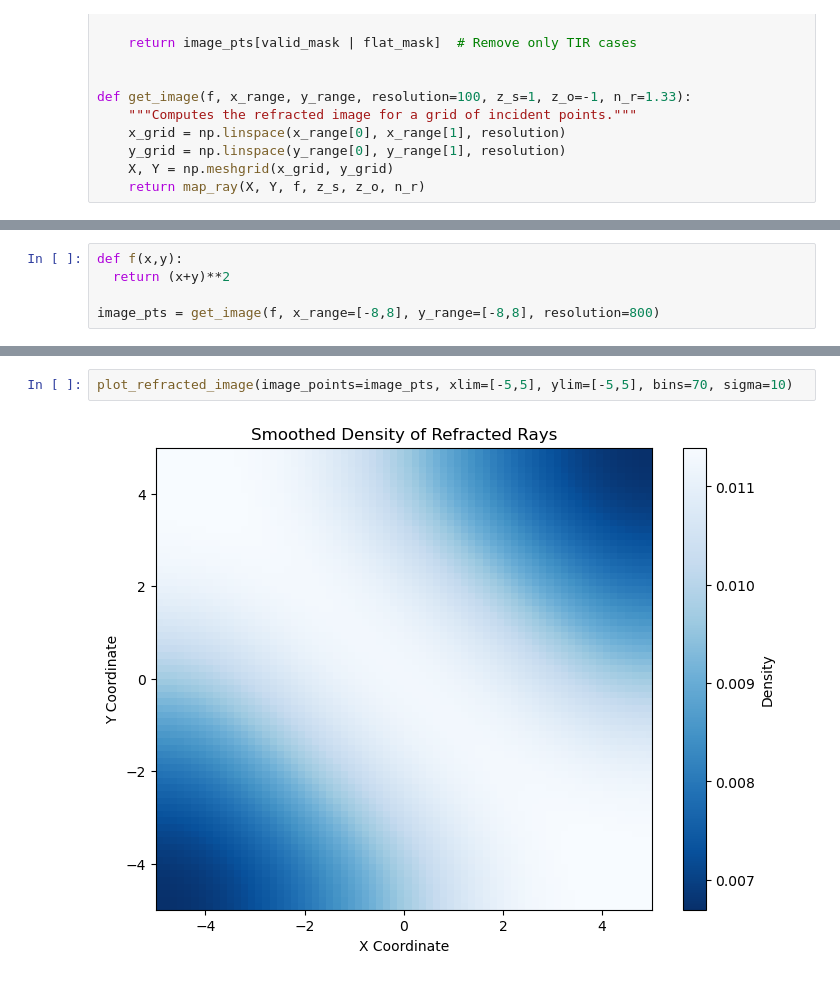
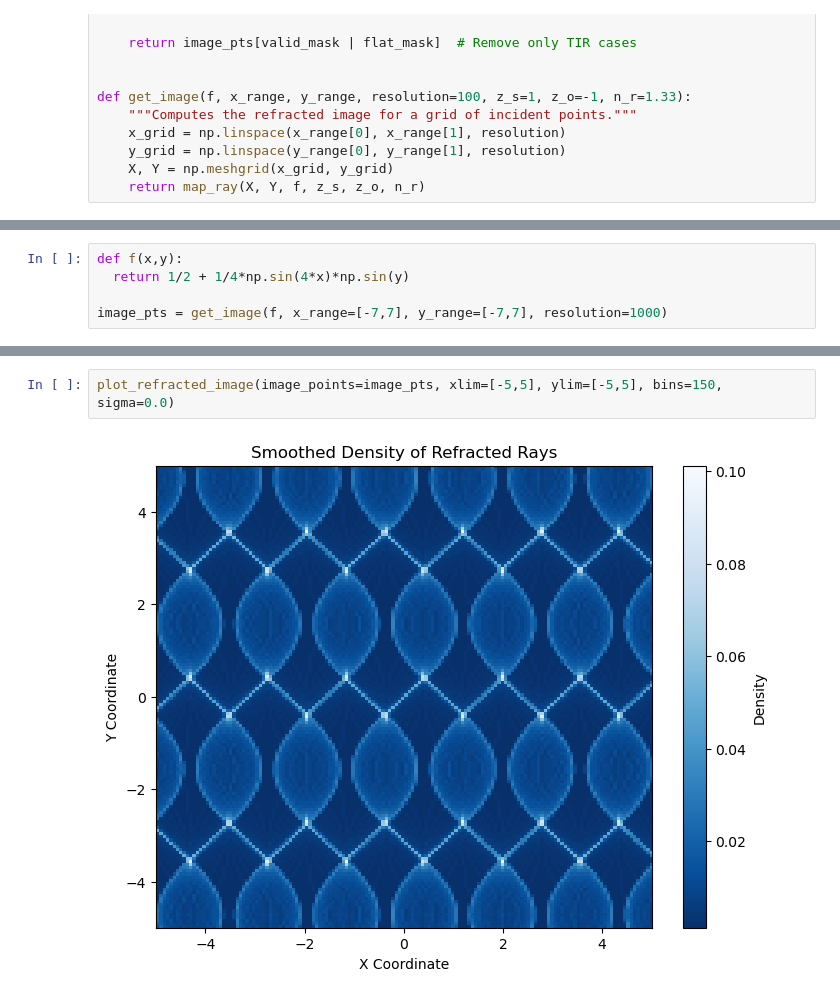
Before and after one commit to EliMe5/caustic-group, a Jupyter notebook: functions/nick.ipynb, the cells around one changed output, grey strips where cells are left out. Drawn from its saved outputs; the diff is of its cells as text.

```diff
--- a/functions/nick.ipynb
+++ b/functions/nick.ipynb
@@ -98,5 +108,5 @@ def plot_refracted_image(image_points, xlim=None, ylim=None, bins=300, sigma=1.0
 # %%
 def f(x,y):
-  return (x+y)**2
+  return 1/2 + 1/4*np.sin(4*x)*np.sin(y)
 
-image_pts = get_image(f, x_range=[-8,8], y_range=[-8,8], resolution=800)
+image_pts = get_image(f, x_range=[-7,7], y_range=[-7,7], resolution=1000)
@@ -103,4 +130,4 @@ image_pts = get_image(f, x_range=[-8,8], y_range=[-8,8], resolution=800)
 # %%
-plot_refracted_image(image_points=image_pts, xlim=[-5,5], ylim=[-5,5], bins=70, sigma=10)
+plot_refracted_image(image_points=image_pts, xlim=[-5,5], ylim=[-5,5], bins=150, sigma=0.0)
 # %% [output]
-[figure, old version]
+[figure, new version]
```
Also changed, not shown: parts of 3 cells of this notebook.
